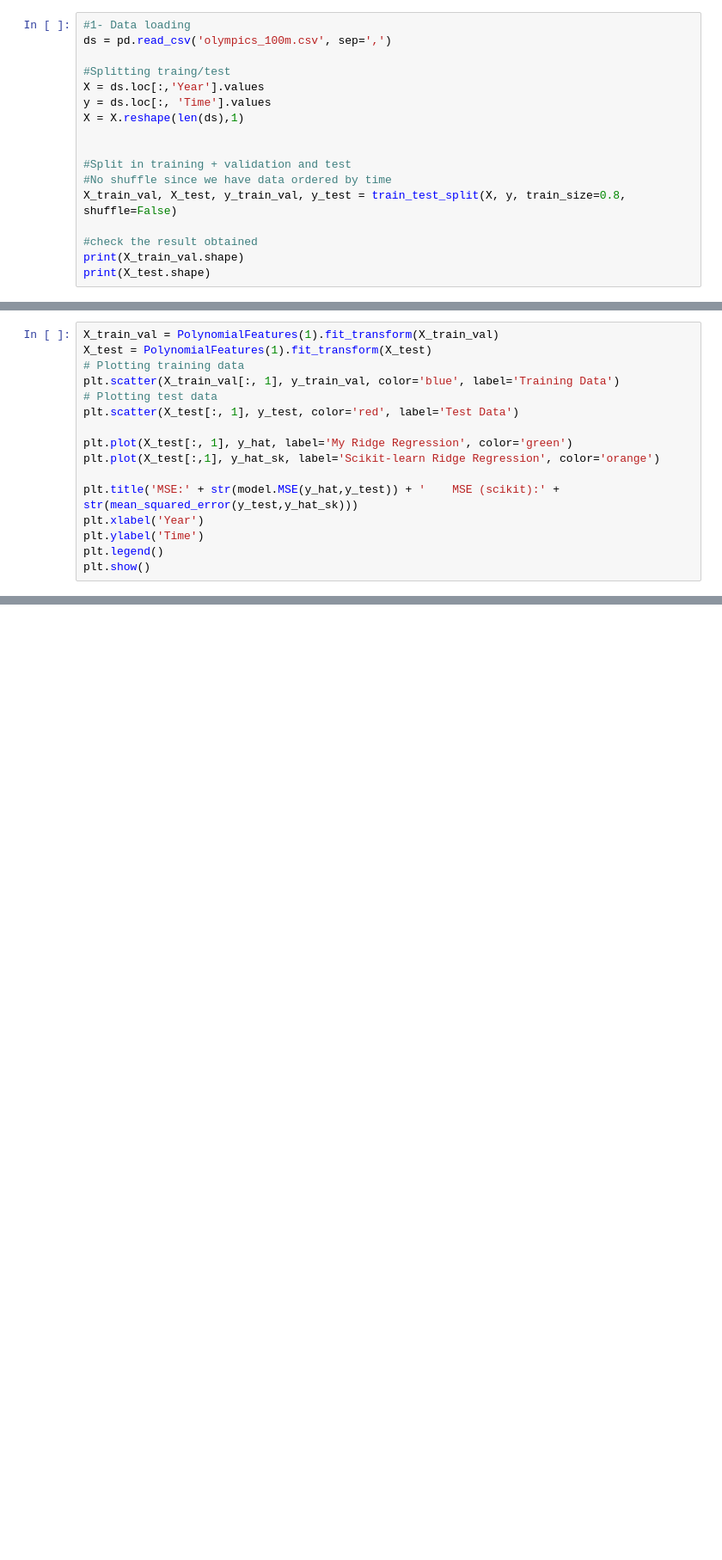
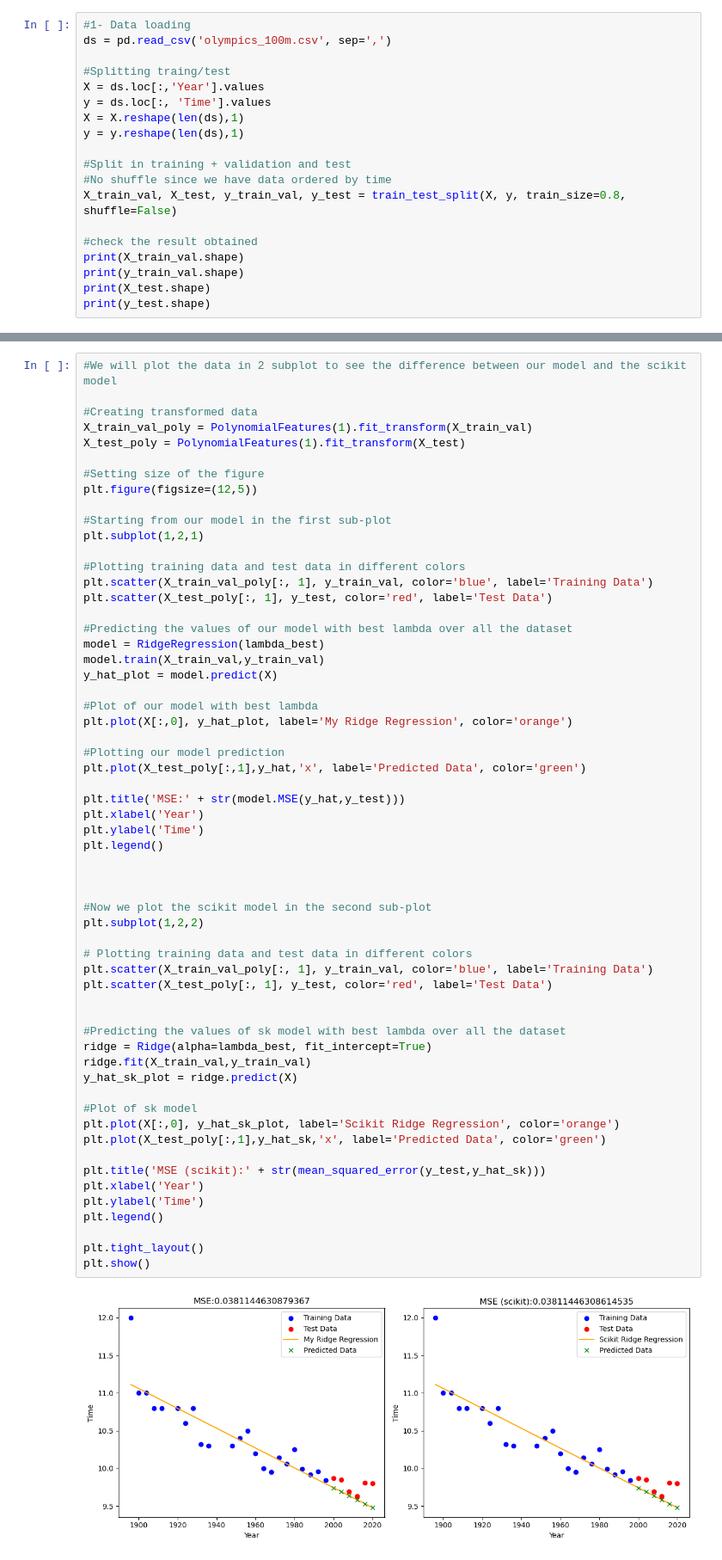
Before and after one commit to Emanueleff/Malis-Project, a Jupyter notebook: Project3/experiment.ipynb, the cells around one changed output, grey strips where cells are left out. Shown at 86% size. Saved outputs shown, nothing was run; the diff lists cells and outputs as text; blank space fills up the shorter version.

```diff
--- a/Project3/experiment.ipynb
+++ b/Project3/experiment.ipynb
@@ -17,7 +16,7 @@ ds = pd.read_csv('olympics_100m.csv', sep=',')
 X = ds.loc[:,'Year'].values
 y = ds.loc[:, 'Time'].values
 X = X.reshape(len(ds),1)
-
+y = y.reshape(len(ds),1)
 
 #Split in training + validation and test
 #No shuffle since we have data ordered by time
@@ -25,5 +24,7 @@ X_train_val, X_test, y_train_val, y_test = train_test_split(X, y, train_size=0.8
 
 #check the result obtained
 print(X_train_val.shape)
+print(y_train_val.shape)
 print(X_test.shape)
+print(y_test.shape)
 # %% [output]
@@ -153,16 +128,0 @@ MSE (scikit): 0.022824752388909356
-# %%
-X_train_val = PolynomialFeatures(1).fit_transform(X_train_val)
-X_test = PolynomialFeatures(1).fit_transform(X_test)
-# Plotting training data
-plt.scatter(X_train_val[:, 1], y_train_val, color='blue', label='Training Data')
-# Plotting test data
-plt.scatter(X_test[:, 1], y_test, color='red', label='Test Data')
-
-plt.plot(X_test[:, 1], y_hat, label='My Ridge Regression', color='green')
-plt.plot(X_test[:,1], y_hat_sk, label='Scikit-learn Ridge Regression', color='orange')
-
-plt.title('MSE:' + str(model.MSE(y_hat,y_test)) + '    MSE (scikit):' + str(mean_squared_error(y_test,y_hat_sk)))
-plt.xlabel('Year')
-plt.ylabel('Time')
-plt.legend()
-plt.show()
@@ -170,0 +129,61 @@ plt.show()
+# %%
+#We will plot the data in 2 subplot to see the difference between our model and the scikit model
+
+#Creating transformed data
+X_train_val_poly = PolynomialFeatures(1).fit_transform(X_train_val)
+X_test_poly = PolynomialFeatures(1).fit_transform(X_test)
+
+#Setting size of the figure
+plt.figure(figsize=(12,5))
+
+#Starting from our model in the first sub-plot
+plt.subplot(1,2,1)
+
+#Plotting training data and test data in different colors
+plt.scatter(X_train_val_poly[:, 1], y_train_val, color='blue', label='Training Data')
+plt.scatter(X_test_poly[:, 1], y_test, color='red', label='Test Data')
+
+#Predicting the values of our model with best lambda over all the dataset
+model = RidgeRegression(lambda_best)
+model.train(X_train_val,y_train_val)
+y_hat_plot = model.predict(X)
+
+#Plot of our model with best lambda
+plt.plot(X[:,0], y_hat_plot, label='My Ridge Regression', color='orange')
+
+#Plotting our model prediction
+plt.plot(X_test_poly[:,1],y_hat,'x', label='Predicted Data', color='green')
+
+plt.title('MSE:' + str(model.MSE(y_hat,y_test)))
+plt.xlabel('Year')
+plt.ylabel('Time')
+plt.legend()
+
+
+
+#Now we plot the scikit model in the second sub-plot
+plt.subplot(1,2,2)
+
+# Plotting training data and test data in different colors
+plt.scatter(X_train_val_poly[:, 1], y_train_val, color='blue', label='Training Data')
+plt.scatter(X_test_poly[:, 1], y_test, color='red', label='Test Data')
+
+
+#Predicting the values of sk model with best lambda over all the dataset
+ridge = Ridge(alpha=lambda_best, fit_intercept=True)
+ridge.fit(X_train_val,y_train_val)
+y_hat_sk_plot = ridge.predict(X)
+
+#Plot of sk model
+plt.plot(X[:,0], y_hat_sk_plot, label='Scikit Ridge Regression', color='orange')
+plt.plot(X_test_poly[:,1],y_hat_sk,'x', label='Predicted Data', color='green')
+
+plt.title('MSE (scikit):' + str(mean_squared_error(y_test,y_hat_sk)))
+plt.xlabel('Year')
+plt.ylabel('Time')
+plt.legend()
+
+plt.tight_layout()
+plt.show()
+# %% [output]
+[figure, added]
```
Also changed, not shown: parts of 7 cells of this notebook, 1 other file.
